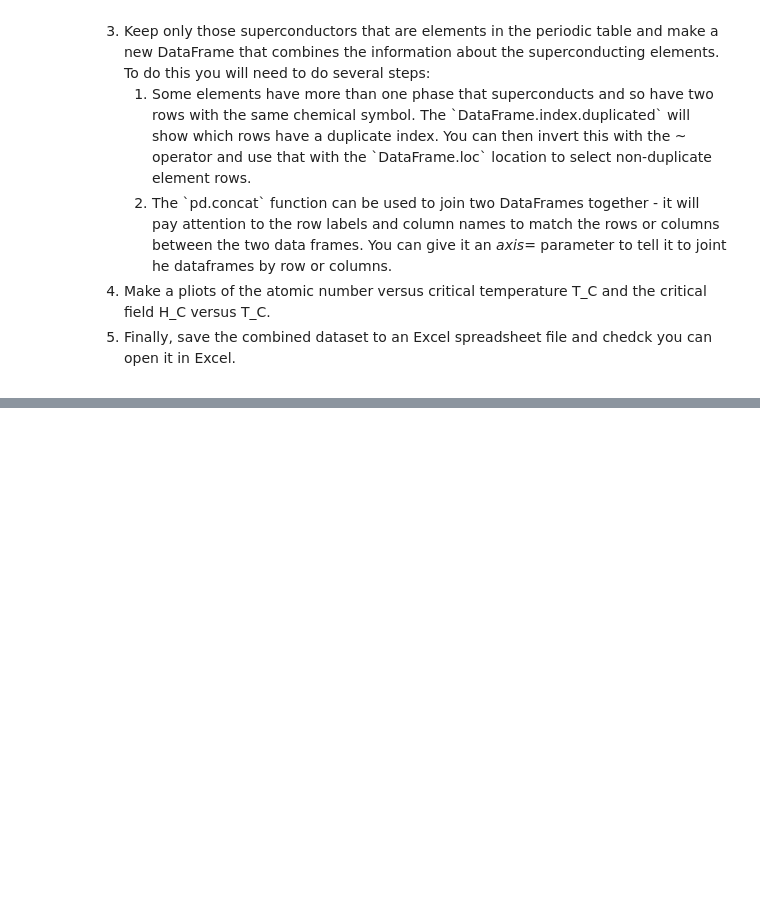
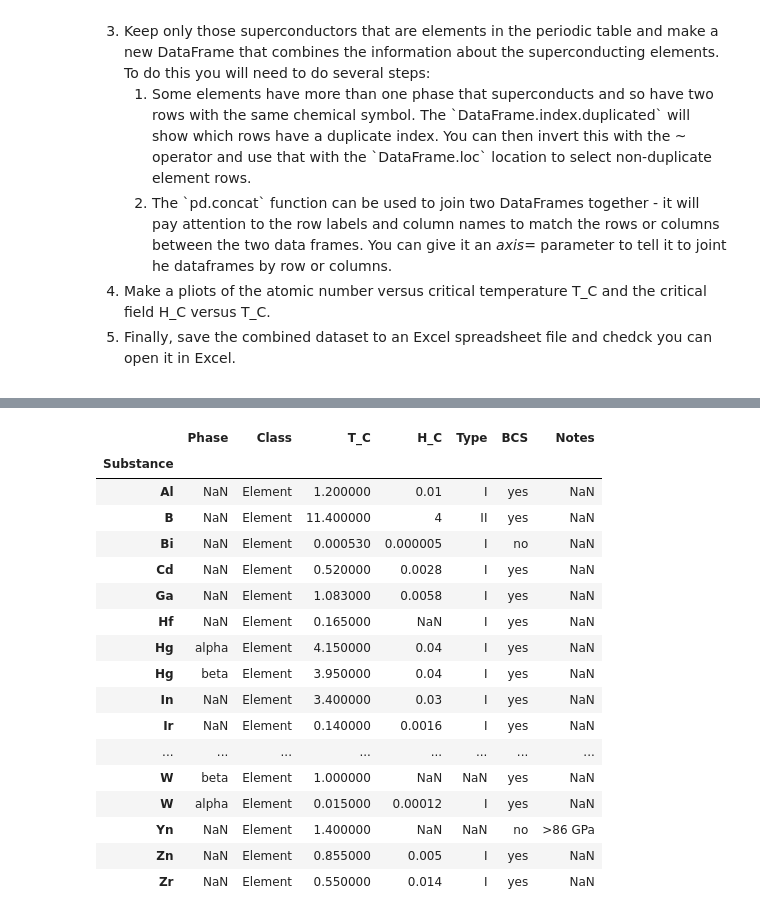
Before and after one commit to JoeyBream/python-challenges-2, a Jupyter notebook: PHYS2320 Lab 6.ipynb, the cells around one changed output, grey strips where cells are left out. Saved outputs shown, nothing was run; the diff lists cells and outputs as text; code cells hidden in the pictures; blank space fills up the shorter version.

```diff
--- a/PHYS2320 Lab 6.ipynb
+++ b/PHYS2320 Lab 6.ipynb
@@ -435,0 +432,26 @@ superconductors_df.head(10)
+# %%
+'''2. Inspect the columns and set the index to be the column with the chemical formula.'''
+superconductors_df = superconductors_df.set_index("Substance")
+# %%
+''' 3. Keep only those superconductors that are elements in the periodic table and make a new DataFrame that combines the information about the superconducting elements.'''
+isElement = superconductors_df['Class']=='Element'
+superconductors_df[isElement]
+# %% [output]
+|  | Phase | Class | T_C | H_C | Type | BCS | Notes |
+| Substance |  |  |  |  |  |  |  |
+| Al | NaN | Element | 1.200000 | 0.01 | I | yes | NaN |
+| B | NaN | Element | 11.400000 | 4 | II | yes | NaN |
+| Bi | NaN | Element | 0.000530 | 0.000005 | I | no | NaN |
+| Cd | NaN | Element | 0.520000 | 0.0028 | I | yes | NaN |
+| Ga | NaN | Element | 1.083000 | 0.0058 | I | yes | NaN |
+| Hf | NaN | Element | 0.165000 | NaN | I | yes | NaN |
+| Hg | alpha | Element | 4.150000 | 0.04 | I | yes | NaN |
+| Hg | beta | Element | 3.950000 | 0.04 | I | yes | NaN |
+| In | NaN | Element | 3.400000 | 0.03 | I | yes | NaN |
+| Ir | NaN | Element | 0.140000 | 0.0016 | I | yes | NaN |
+| ... | ... | ... | ... | ... | ... | ... | ... |
+| W | beta | Element | 1.000000 | NaN | NaN | yes | NaN |
+| W | alpha | Element | 0.015000 | 0.00012 | I | yes | NaN |
+| Yn | NaN | Element | 1.400000 | NaN | NaN | no | >86 GPa |
+| Zn | NaN | Element | 0.855000 | 0.005 | I | yes | NaN |
+| Zr | NaN | Element | 0.550000 | 0.014 | I | yes | NaN |
```
Also changed, not shown: parts of 1 cell of this notebook.
